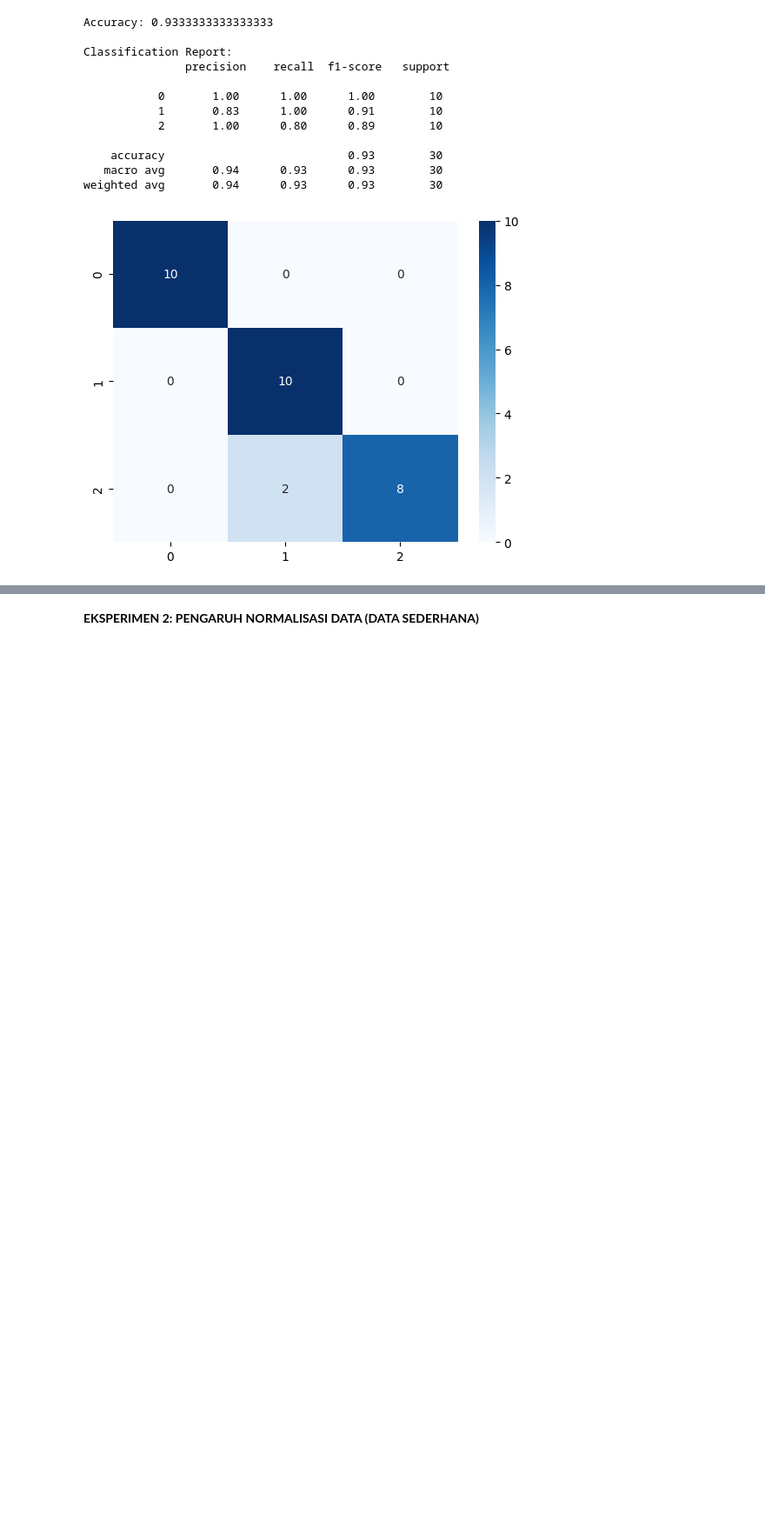
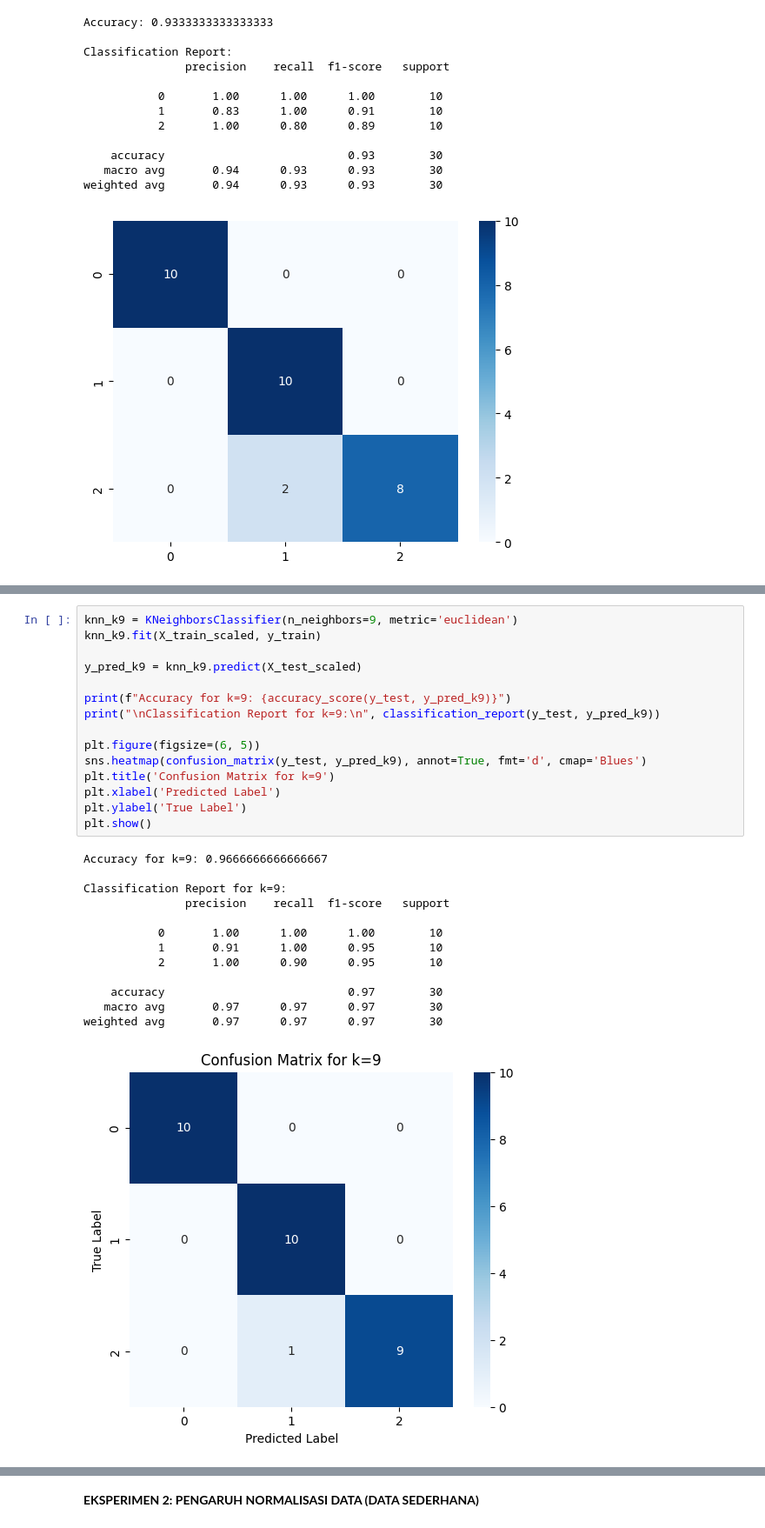
Before and after one commit to dindahanifa/analisis_pengujian, a Jupyter notebook: K_Nearest_Neighbors_(KNN).ipynb, the cells around one changed output, grey strips where cells are left out. Shown: that part at 87% size. Saved outputs shown, nothing was run; the diff lists cells and outputs as text; blank space fills up the shorter version.

```diff
--- a/K_Nearest_Neighbors_(KNN).ipynb
+++ b/K_Nearest_Neighbors_(KNN).ipynb
@@ -153,0 +214,29 @@ weighted avg       0.94      0.93      0.93        30
+# %%
+knn_k9 = KNeighborsClassifier(n_neighbors=9, metric='euclidean')
+knn_k9.fit(X_train_scaled, y_train)
+
+y_pred_k9 = knn_k9.predict(X_test_scaled)
+
+print(f"Accuracy for k=9: {accuracy_score(y_test, y_pred_k9)}")
+print("\nClassification Report for k=9:\n", classification_report(y_test, y_pred_k9))
+
+plt.figure(figsize=(6, 5))
+sns.heatmap(confusion_matrix(y_test, y_pred_k9), annot=True, fmt='d', cmap='Blues')
+plt.title('Confusion Matrix for k=9')
+plt.xlabel('Predicted Label')
+plt.ylabel('True Label')
+plt.show()
+# %% [output]
+Accuracy for k=9: 0.9666666666666667
+
+Classification Report for k=9:
+               precision    recall  f1-score   support
+
+           0       1.00      1.00      1.00        10
+           1       0.91      1.00      0.95        10
+           2       1.00      0.90      0.95        10
+
+    accuracy                           0.97        30
+   macro avg       0.97      0.97      0.97        30
+weighted avg       0.97      0.97      0.97        30
+[figure, added]
```
Also changed, not shown: parts of 18 cells of this notebook.
